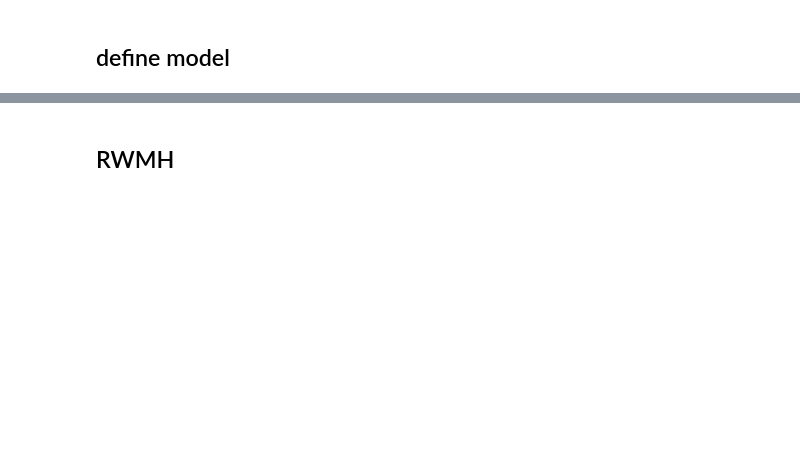
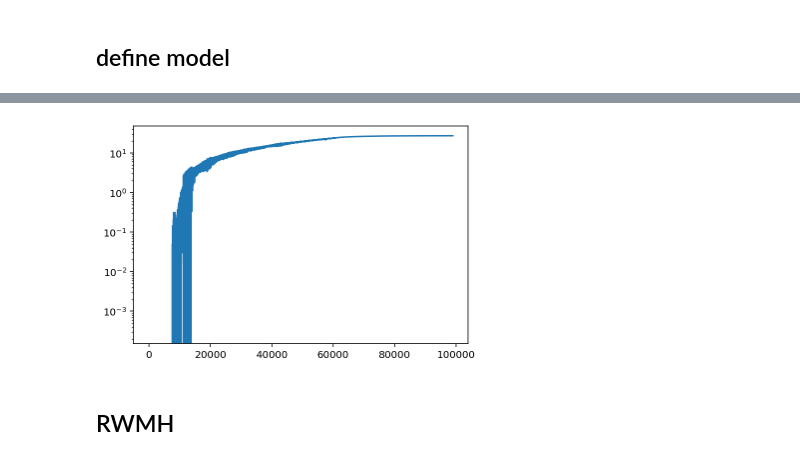
Before and after one commit to martin-marek/bnn-project, a Jupyter notebook: notebooks/1d_regression.ipynb, the cells around one changed output, grey strips where cells are left out. Drawn from its saved outputs; the diff is of its cells as text; code cells hidden in the pictures; blank space fills up the shorter version.

```diff
--- a/notebooks/1d_regression.ipynb
+++ b/notebooks/1d_regression.ipynb
@@ -53,9 +66,13 @@ WARNING:absl:No GPU/TPU found, falling back to CPU. (Set TF_CPP_MIN_LOG_LEVEL=0
 # %%
 # define model
 # - when using a large NN with a small dataset, the prior must be very flat so that it doesn't dominate the likelihood
-predict_fn, params_init = models.make_nn(x_train, 3*[100])
+layer_dims = 3*[10]
+init_sd = 0.1
+prior_sd = 10
+predict_fn, params_init = models.make_nn(key, x_train, layer_dims)
+params_init = jax.tree_map(lambda x: init_sd*x, params_init)
 log_likelihood_fn = distributions.make_gaussian_log_likelihood(x_train, y_train, predict_fn)
-log_prior_fn = distributions.make_gaussian_log_prior(10)
+log_prior_fn = distributions.make_gaussian_log_prior(prior_sd)
 log_posterior_fn = distributions.make_log_posterior(log_likelihood_fn, log_prior_fn)
 # %%
 # TEST: NN params shape
@@ -73,0 +97,3 @@ FlatMap({
+# %%
+%%time
+params_sgd, log_prob_sgd = train_sgd(params_init, log_likelihood_fn)
@@ -74,3 +103,10 @@ FlatMap({
+# %%
+fig, ax = plt.subplots()
+ax.plot(-log_prob_sgd[1000:])
+plt.yscale('log')
+plt.show()
+# %% [output]
+[figure, new version]
 # %% [markdown]
 ## RWMH
 # %%
```
Also changed, not shown: parts of 27 cells of this notebook, 10 other files.
